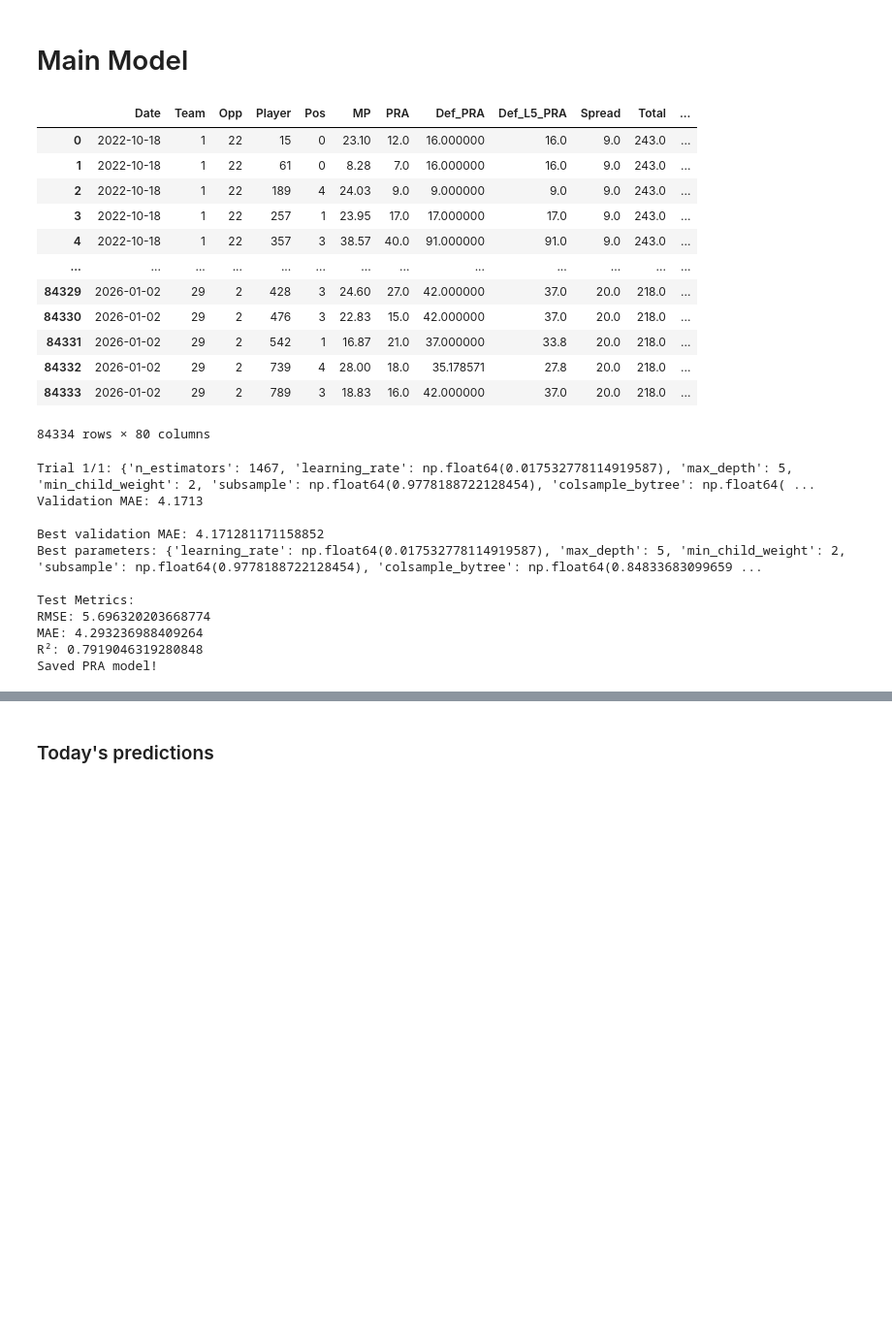
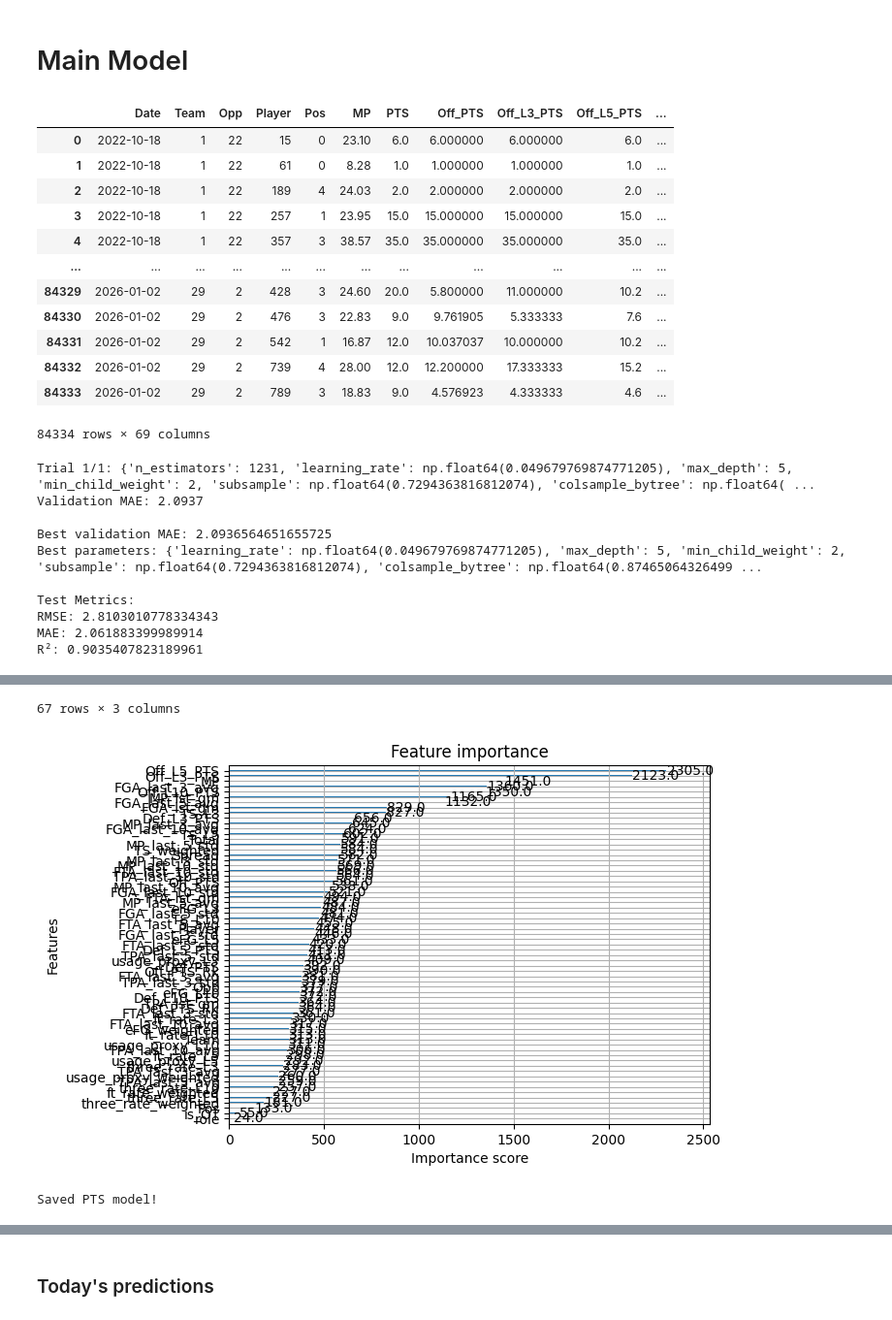
Before and after one commit to Relenes510/fantasy_basketball, a Jupyter notebook: notebooks/create_ML_Regression_model.ipynb, the cells around one changed output, grey strips where cells are left out. Shown at 97% size. Drawn from its saved outputs; the diff is of its cells as text; code cells hidden in the pictures; blank space fills up the shorter version.

Commit message:
Improved Stat Model

```diff
--- a/notebooks/create_ML_Regression_model.ipynb
+++ b/notebooks/create_ML_Regression_model.ipynb
@@ -254,13 +254,13 @@ df3['Date'] = pd.to_datetime(df3.Date)
 df3 = df3[~df3[['Date', 'Team', 'Player']].duplicated(keep='last')]
 df4['Date'] = pd.to_datetime(df4.Date)
 
-df3_temp = df3.rename(columns={"3PM": "TPM", "3PA": "TPA", "3P%": "TP%", "TRB": "REB"}).drop(['Pos', 'Opp'], axis=1)
-df3_temp['PR'] = df3_temp.PTS + df3_temp.REB
-df3_temp['PA'] = df3_temp.PTS + df3_temp.AST
-df3_temp['RA'] = df3_temp.REB + df3_temp.AST
-df3_temp['PRA'] = df3_temp.PTS + df3_temp.REB + df3_temp.AST
-df3_temp['STL_BLK'] = df3_temp.STL + df3_temp.BLK
-df = df.merge(df3_temp, on=['Season', 'Date', 'Team', 'Player'], how='left')
+df3 = df3.rename(columns={"3PM": "TPM", "3PA": "TPA", "3P%": "TP%", "TRB": "REB"}).drop(['Pos', 'Opp'], axis=1)
+df3['PR'] = df3.PTS + df3.REB
+df3['PA'] = df3.PTS + df3.AST
+df3['RA'] = df3.REB + df3.AST
+df3['PRA'] = df3.PTS + df3.REB + df3.AST
+df3['STL_BLK'] = df3.STL + df3.BLK
+df = df.merge(df3, on=['Season', 'Date', 'Team', 'Player'], how='left')
 
 df_mtch = df2[['Season', 'Date', 'AwayABV', 'HomeABV', 'AwayPTS', 'HomePTS', 'AwayB2B', 'HomeB2B', 'is_OT', 'cup_gm', 'pstszn_gm']]
 df_mtch['Team_type'] = 'Away'
@@ -558,10 +607,11 @@ def setup_df_main(df):
 
     # Stat dependent features
     if tgt_stat == 'PTS':
-        tgt_stat_cols = ['PTS']
+        tgt_stat_cols = []
         df = df[['Season', 'Date', 'Team', 'Opp', 'Player', 'Pos', 'MP',
-         'PTS', 'TPM',
-         'FG', 'FGA', 'TPA', 'FT', 'FTA', f'Def_{tgt_stat}', f'Def_L5_{tgt_stat}',
+         'PTS', 'TPM', 'FG', 'FGA', 'TPA', 'FT', 'FTA',
+         f'Off_{tgt_stat}', f'Off_L3_{tgt_stat}', f'Off_L5_{tgt_stat}', f'Off_L10_{tgt_stat}', f'Off_{tgt_stat}_Rk',
+         f'Def_{tgt_stat}', f'Def_L3_{tgt_stat}', f'Def_L5_{tgt_stat}', f'Def_L10_{tgt_stat}', f'Def_{tgt_stat}_Rk',
          'Spread', 'Total', 'is_OT']]
 
         # Efficiency metrics
@@ -594,7 +644,9 @@ def setup_df_main(df):
         tgt_stat_cols = ['PTS', 'REB', 'AST', 'TOV']
         df = df[['Season', 'Date', 'Team', 'Opp', 'Player', 'Pos', 'MP',
          'PTS', 'AST', 'REB', 'PR', 'PA', 'RA', 'PRA', 'TPM', 'STL', 'BLK', 'STL_BLK', 'TOV',
-         'FG', 'FGA', 'TPA', 'FT', 'FTA', f'Def_{tgt_stat}', f'Def_L5_{tgt_stat}',
+         'FG', 'FGA', 'TPA', 'FT', 'FTA',
+         f'Off_{tgt_stat}', f'Off_L3_{tgt_stat}', f'Off_L5_{tgt_stat}', f'Off_L10_{tgt_stat}', f'Off_{tgt_stat}_Rk',
+         f'Def_{tgt_stat}', f'Def_L3_{tgt_stat}', f'Def_L5_{tgt_stat}', f'Def_L10_{tgt_stat}', f'Def_{tgt_stat}_Rk',
          'Spread', 'Total', 'is_OT']]
 
         df['usage_proxy_raw'] =  np.where(df.MP > 0, (df['FGA'] + 0.44 * df['FTA']) / df['MP'], 0)
@@ -618,12 +670,14 @@ def setup_df_main(df):
         tgt_stat_cols = []
         df = df[['Season', 'Date', 'Team', 'Opp', 'Player', 'Pos', 'MP',
          'PTS', 'AST', 'REB', 'PR', 'PA', 'RA', 'PRA', 'TPM', 'STL', 'BLK', 'STL_BLK',
-         'FG', 'FGA', 'TPA', 'FT', 'FTA', f'Def_{tgt_stat}', f'Def_L5_{tgt_stat}',
+         'FG', 'FGA', 'TPA', 'FT', 'FTA',
+          f'Off_{tgt_stat}', f'Off_L3_{tgt_stat}', f'Off_L5_{tgt_stat}', f'Off_L10_{tgt_stat}', f'Off_{tgt_stat}_Rk',
+          f'Def_{tgt_stat}', f'Def_L3_{tgt_stat}', f'Def_L5_{tgt_stat}', f'Def_L10_{tgt_stat}', f'Def_{tgt_stat}_Rk',
          'Spread', 'Total', 'is_OT']]
 
 
     # Create rolling + lag features
-    for col in ['MP', 'FGA', 'TPA', 'FTA', tgt_stat] + tgt_stat_cols:
+    for col in ['MP', 'FGA', 'TPA', 'FTA'] + tgt_stat_cols:
         df[f'{col}_lst_gm'] = (
             df
             .groupby(['Player', 'Season'])[col]
@@ -670,44 +724,43 @@ def setup_df_main(df):
 # %%
 df_main = df.copy()
 df_main = setup_df_main(df_main)
 display(df_main)
 
 n = len(df_main)
 train_end = int(0.65 * n)
 val_end   = int(0.85 * n)
 main_train_df = df_main.iloc[:train_end]
 main_val_df   = df_main.iloc[train_end:val_end]
 main_test_df  = df_main.iloc[val_end:]
 main_DFS = (main_train_df, main_val_df, main_test_df)
 
 # stat_model = create_baseline_model(df_main, tgt_stat, main_DFS)
 stat_model, stat_preds, y_test_stat, analyze_df_stat = hyperparam_tuning(main_DFS, tgt_stat, n_iter=1)
-# feature_importance(stat_model)
+feature_importance(stat_model)
 
 # stat_model.save_model(f"../ML_models/{tgt_stat}_model.json")
 # print(f'Saved {tgt_stat} model!')
 # %% [output]
-|  | Date | Team | Opp | Player | Pos | MP | PRA | Def_PRA | Def_L5_PRA | Spread | Total | ... |
-| 0 | 2022-10-18 | 1 | 22 | 15 | 0 | 23.10 | 12.0 | 16.000000 | 16.0 | 9.0 | 243.0 | ... |
-| 1 | 2022-10-18 | 1 | 22 | 61 | 0 | 8.28 | 7.0 | 16.000000 | 16.0 | 9.0 | 243.0 | ... |
-| 2 | 2022-10-18 | 1 | 22 | 189 | 4 | 24.03 | 9.0 | 9.000000 | 9.0 | 9.0 | 243.0 | ... |
-| 3 | 2022-10-18 | 1 | 22 | 257 | 1 | 23.95 | 17.0 | 17.000000 | 17.0 | 9.0 | 243.0 | ... |
-| 4 | 2022-10-18 | 1 | 22 | 357 | 3 | 38.57 | 40.0 | 91.000000 | 91.0 | 9.0 | 243.0 | ... |
-| ... | ... | ... | ... | ... | ... | ... | ... | ... | ... | ... | ... | ... |
-| 84329 | 2026-01-02 | 29 | 2 | 428 | 3 | 24.60 | 27.0 | 42.000000 | 37.0 | 20.0 | 218.0 | ... |
-| 84330 | 2026-01-02 | 29 | 2 | 476 | 3 | 22.83 | 15.0 | 42.000000 | 37.0 | 20.0 | 218.0 | ... |
-| 84331 | 2026-01-02 | 29 | 2 | 542 | 1 | 16.87 | 21.0 | 37.000000 | 33.8 | 20.0 | 218.0 | ... |
-| 84332 | 2026-01-02 | 29 | 2 | 739 | 4 | 28.00 | 18.0 | 35.178571 | 27.8 | 20.0 | 218.0 | ... |
-| 84333 | 2026-01-02 | 29 | 2 | 789 | 3 | 18.83 | 16.0 | 42.000000 | 37.0 | 20.0 | 218.0 | ... |
+|  | Date | Team | Opp | Player | Pos | MP | PTS | Off_PTS | Off_L3_PTS | Off_L5_PTS | ... |
+| 0 | 2022-10-18 | 1 | 22 | 15 | 0 | 23.10 | 6.0 | 6.000000 | 6.000000 | 6.0 | ... |
+| 1 | 2022-10-18 | 1 | 22 | 61 | 0 | 8.28 | 1.0 | 1.000000 | 1.000000 | 1.0 | ... |
+| 2 | 2022-10-18 | 1 | 22 | 189 | 4 | 24.03 | 2.0 | 2.000000 | 2.000000 | 2.0 | ... |
+| 3 | 2022-10-18 | 1 | 22 | 257 | 1 | 23.95 | 15.0 | 15.000000 | 15.000000 | 15.0 | ... |
+| 4 | 2022-10-18 | 1 | 22 | 357 | 3 | 38.57 | 35.0 | 35.000000 | 35.000000 | 35.0 | ... |
+| ... | ... | ... | ... | ... | ... | ... | ... | ... | ... | ... | ... |
+| 84329 | 2026-01-02 | 29 | 2 | 428 | 3 | 24.60 | 20.0 | 5.800000 | 11.000000 | 10.2 | ... |
+| 84330 | 2026-01-02 | 29 | 2 | 476 | 3 | 22.83 | 9.0 | 9.761905 | 5.333333 | 7.6 | ... |
+| 84331 | 2026-01-02 | 29 | 2 | 542 | 1 | 16.87 | 12.0 | 10.037037 | 10.000000 | 10.2 | ... |
+| 84332 | 2026-01-02 | 29 | 2 | 739 | 4 | 28.00 | 12.0 | 12.200000 | 17.333333 | 15.2 | ... |
+| 84333 | 2026-01-02 | 29 | 2 | 789 | 3 | 18.83 | 9.0 | 4.576923 | 4.333333 | 4.6 | ... |
-84334 rows × 80 columns
+84334 rows × 69 columns
-Trial 1/1: {'n_estimators': 1467, 'learning_rate': np.float64(0.017532778114919587), 'max_depth': 5, 'min_child_weight': 2, 'subsample': np.float64(0.9778188722128454), 'colsample_bytree': np.float64( ...
-Validation MAE: 4.1713
+Trial 1/1: {'n_estimators': 1231, 'learning_rate': np.float64(0.049679769874771205), 'max_depth': 5, 'min_child_weight': 2, 'subsample': np.float64(0.7294363816812074), 'colsample_bytree': np.float64( ...
+Validation MAE: 2.0937
 
-Best validation MAE: 4.171281171158852
-Best parameters: {'learning_rate': np.float64(0.017532778114919587), 'max_depth': 5, 'min_child_weight': 2, 'subsample': np.float64(0.9778188722128454), 'colsample_bytree': np.float64(0.84833683099659 ...
+Best validation MAE: 2.0936564651655725
+Best parameters: {'learning_rate': np.float64(0.049679769874771205), 'max_depth': 5, 'min_child_weight': 2, 'subsample': np.float64(0.7294363816812074), 'colsample_bytree': np.float64(0.87465064326499 ...
 
 Test Metrics:
-RMSE: 5.696320203668774
-MAE: 4.293236988409264
-R²: 0.7919046319280848
-Saved PRA model!
+RMSE: 2.8103010778334343
+MAE: 2.061883399989914
+R²: 0.9035407823189961
@@ -714,3 +779,6 @@ Saved PRA model!
+67 rows × 3 columns
+[figure, added]
+Saved PTS model!
 # %%
 # analyze_df_stat = main_test_df.drop([tgt_stat, f'{tgt_stat}_preds'], axis=1)\
 #                 .merge(analyze_df_stat[['Date', 'Team', 'Player', tgt_stat, f'{tgt_stat}_preds']], on=['Date', 'Team', 'Player'])
```
Also changed, not shown: parts of 9 cells of this notebook, 4 other files.
